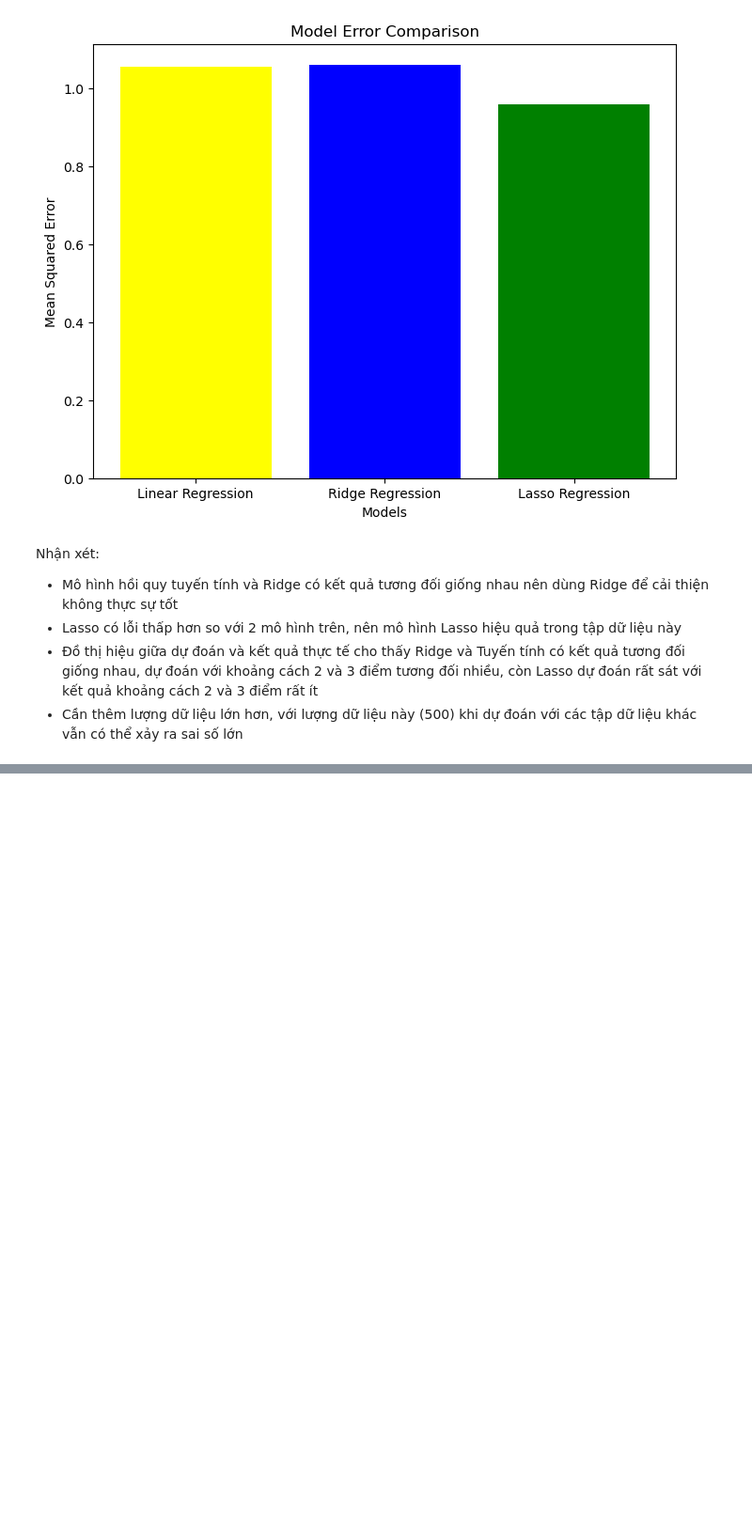
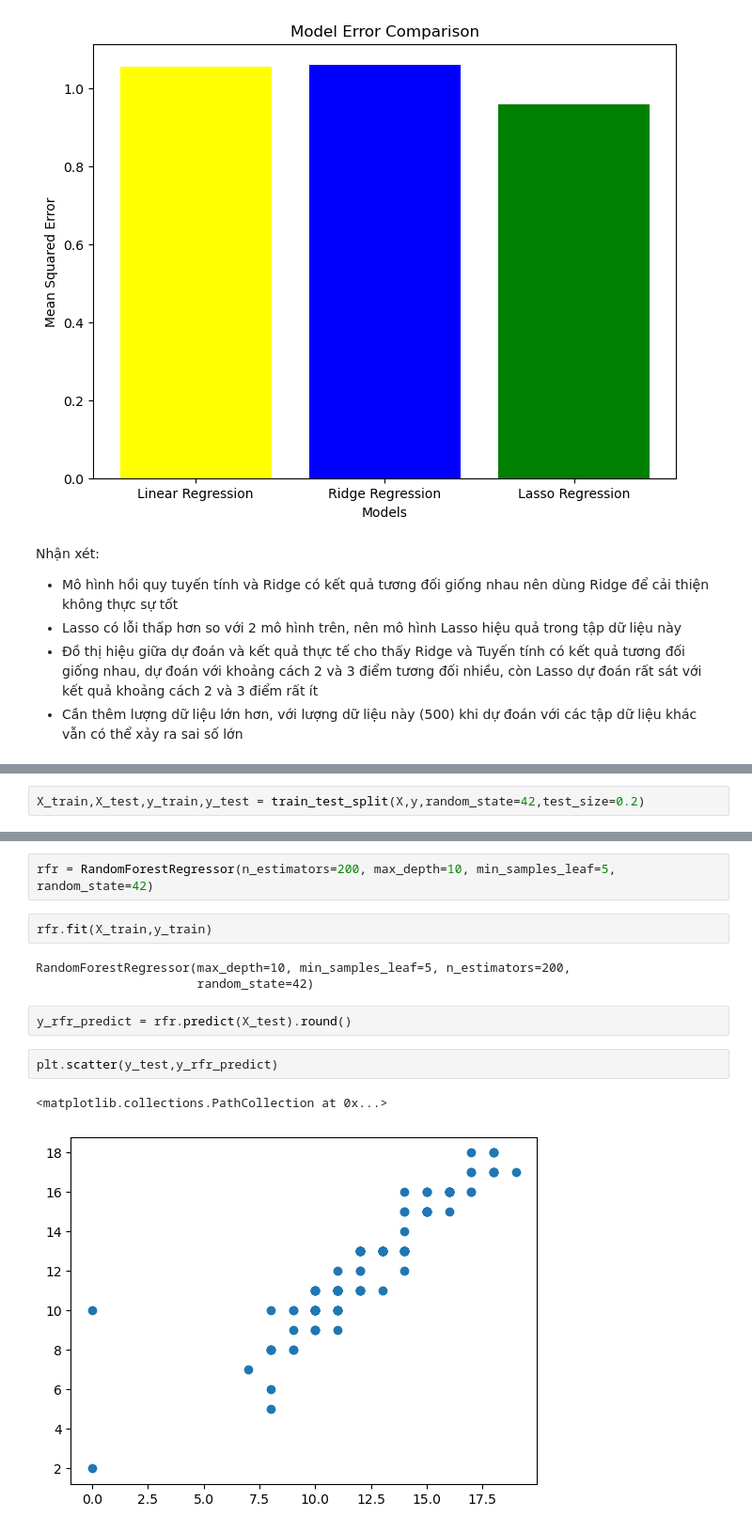
Before and after one commit to kienvbhp872004/predict-grade-of-student, a Jupyter notebook: Predict-Grade-of-Student.ipynb, the cells around one changed output, grey strips where cells are left out. Shown at 94% size. Drawn from its saved outputs; the diff is of its cells as text; blank space fills up the shorter version.

Commit message:
update random forest regressor

```diff
--- a/Predict-Grade-of-Student.ipynb
+++ b/Predict-Grade-of-Student.ipynb
@@ -768,0 +784,2 @@ Nhận xét:
+# %%
+X_train,X_test,y_train,y_test = train_test_split(X,y,random_state=42,test_size=0.2)
@@ -768,0 +793,14 @@ Nhận xét:
+# %%
+rfr = RandomForestRegressor(n_estimators=200, max_depth=10, min_samples_leaf=5, random_state=42)
+# %%
+rfr.fit(X_train,y_train)
+# %% [output]
+RandomForestRegressor(max_depth=10, min_samples_leaf=5, n_estimators=200,
+                      random_state=42)
+# %%
+y_rfr_predict = rfr.predict(X_test).round()
+# %%
+plt.scatter(y_test,y_rfr_predict)
+# %% [output]
+<matplotlib.collections.PathCollection at 0x...>
+[figure, added]
```
Also changed, not shown: parts of 13 cells of this notebook.
